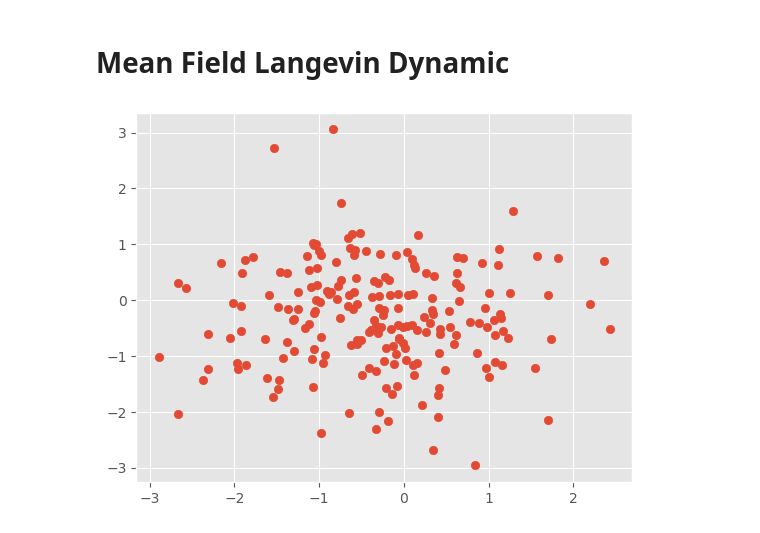
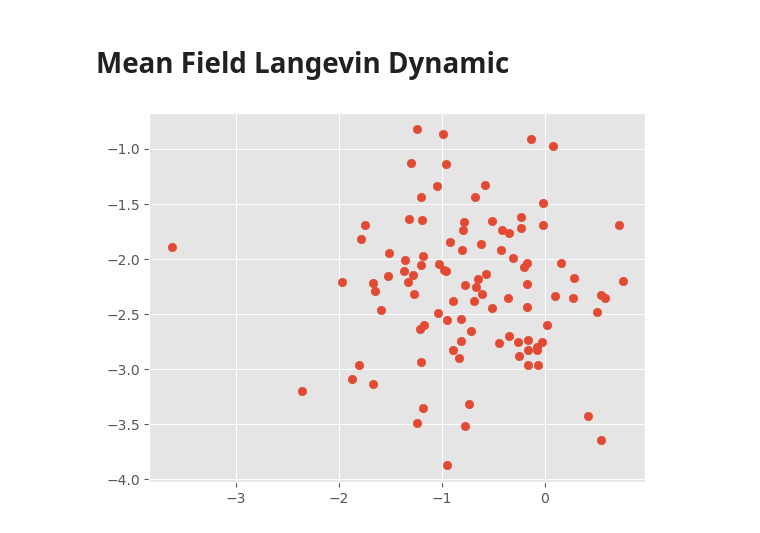
Before and after one commit to congyewang/kgd-code, a Jupyter notebook: pcuq_lotka_volterra.ipynb, the cells around one changed output. Drawn from its saved outputs; the diff is of its cells as text; code cells hidden in the pictures.

Commit message:
pcuq 29/08

```diff
--- a/pcuq_lotka_volterra.ipynb
+++ b/pcuq_lotka_volterra.ipynb
@@ -174,0 +196,7 @@ L = 0
+# %%
+#Upload results
+import pickle
+
+# Chargement depuis le fichier
+with open("results_pcuq.pkl", "rb") as g:
+    results_pcuq = pickle.load(g)
@@ -174,0 +205,17 @@ L = 0
+# %%
+MFLD = MeanFieldLangevinDynamics(q_0,L,k,gradL=gradL)
+
+n = 1000
+T = 5000
+eta = 1e-4
+
+params_init = jnp.stack([true_param_vals] * n, 0)
+rng, key = jrandom.split(key)
+params_init += 1e-6 * jrandom.normal(rng, params_init.shape)
+X0 = params_init
+
+key_run = jrandom.PRNGKey(42)
+all_particles = MFLD.run_particles(eta,T,X0,key_run,decrease_step_size = True)
+# %%
+X_fin = all_particles[-1]
+results_pcuq["MFLD contour"]["X_fin"] = X_fin
@@ -177,20 +239,21 @@ L = 0
 # %%
 MFLD = MeanFieldLangevinDynamics(q_0,L,k,gradL=gradL)
 
-n = 200
+n = 100
 T = 2000
 eta = 1e-3
 
 params_init = jnp.stack([true_param_vals] * n, 0)
 rng, key = jrandom.split(key)
-params_init += 1e-6 * jrandom.normal(rng, params_init.shape)
+params_init += 1e-4 * jrandom.normal(rng, params_init.shape)
 X0 = params_init
 
 key_run = jrandom.PRNGKey(42)
-all_particles = MFLD.run_particles(eta,T,X0,key_run)
+all_particles = MFLD.run_particles(eta,T,X0,key_run,decrease_step_size = True)
 # %%
 X_fin = all_particles[-1]
+results_pcuq["MFLD"]["X_fin"] = X_fin
 plt.scatter(X_fin[:,0], X_fin[:,1])
 plt.show()
 # %% [output]
-[figure, old version]
+[figure, new version]
```
Also changed, not shown: parts of 28 cells of this notebook, 5 other files.
